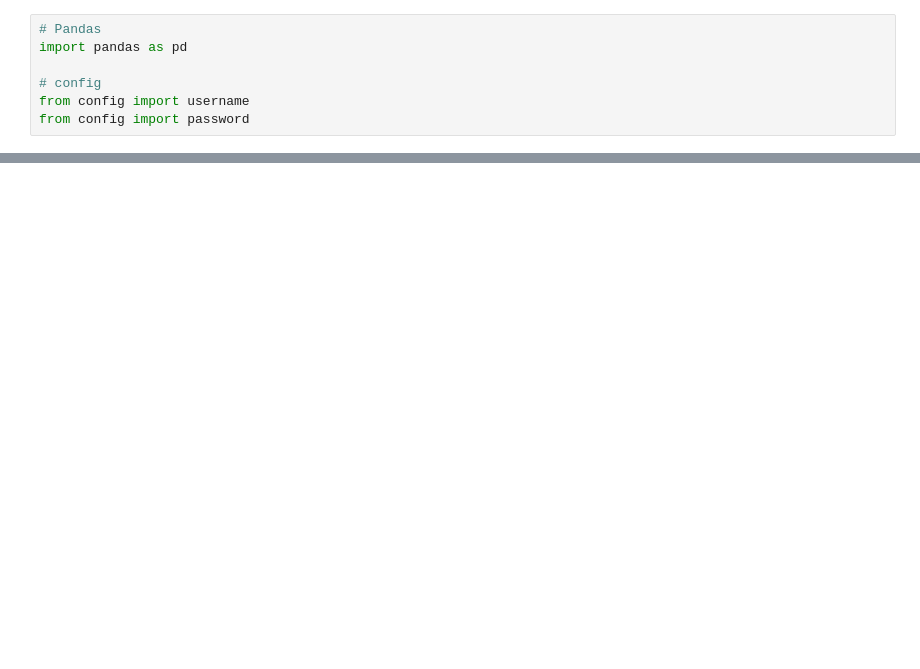
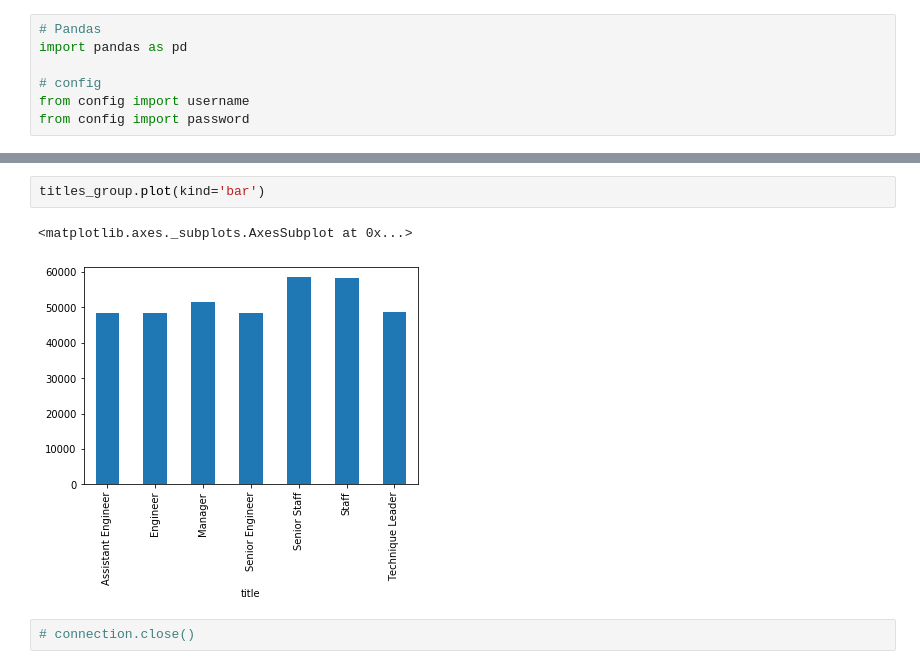
Before and after one commit to sjricketts/sql-challenge, a Jupyter notebook: EmployeeSQL/PandasBonus.ipynb, the cells around one changed output, grey strips where cells are left out. Saved outputs shown, nothing was run; the diff lists cells and outputs as text; blank space fills up the shorter version.

```diff
--- a/EmployeeSQL/PandasBonus.ipynb
+++ b/EmployeeSQL/PandasBonus.ipynb
@@ -29,0 +114,7 @@ employees.head()
+# %%
+titles_group.plot(kind='bar')
+# %% [output]
+<matplotlib.axes._subplots.AxesSubplot at 0x...>
+[figure, added]
+# %%
+# connection.close()
```
Also changed, not shown: parts of 11 cells of this notebook.
